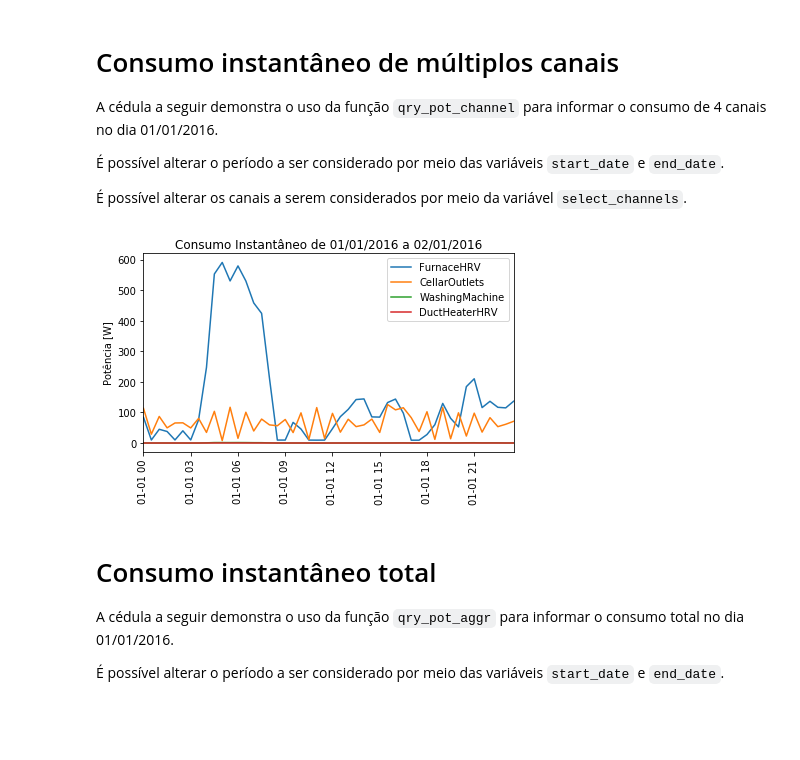
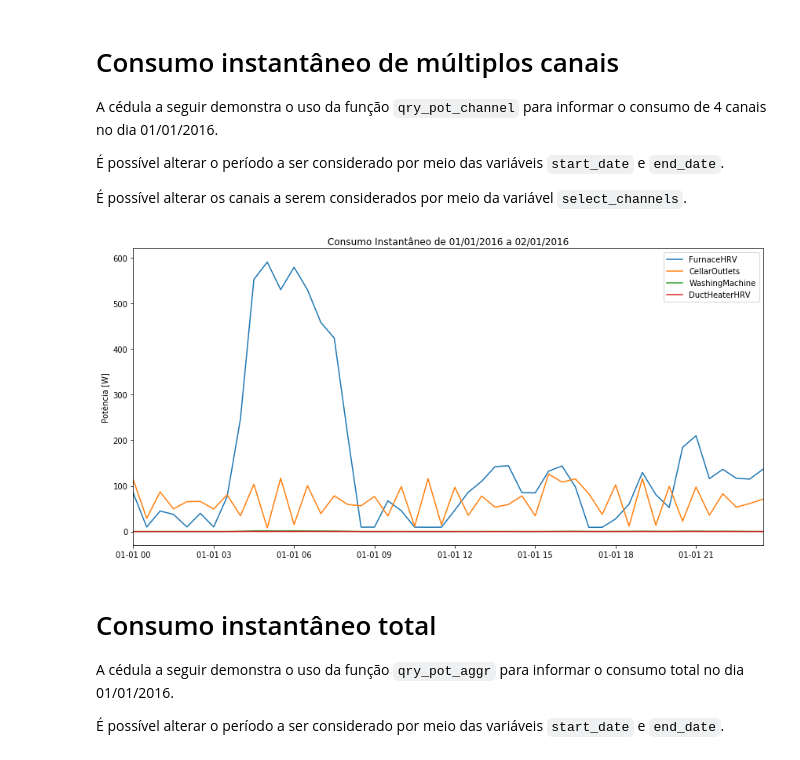
Before and after one commit to tiagoyukio12/TCC-2019, a Jupyter notebook: info_vis.ipynb, the cells around one changed output. Drawn from its saved outputs; the diff is of its cells as text; code cells hidden in the pictures; blank space fills up the shorter version.

```diff
--- a/info_vis.ipynb
+++ b/info_vis.ipynb
@@ -93,35 +93,36 @@ def qry_pot_channel(i_channel, start, end):
     mask = (ch.t >= start) & (ch.t < end)
     ch_period = ch.loc[mask]
 
     # Return query as csv string
     return ch_period.to_csv()
 
 
 # Plot data from day 2016-01-01
 start_date = pd.to_datetime('2016-01-01')
 end_date = pd.to_datetime('2016-01-02')
 #select_channels = range(len(channels))
 select_channels = [0, 1, 2, 10]
 
+fig, ax = plt.subplots()
 for i in select_channels:
     query = qry_pot_channel(i, start_date, end_date)
 
     # Convert query string to pandas.DataFrame
     ch = pd.read_csv(StringIO(query), delimiter=',', header=0, usecols=[1, 2])
     ch.t = pd.to_datetime(ch.t)
 
     # Plot query results
     plt.plot(ch.t, ch.pot, label=labels.iloc[i]['name'])
 
 plt.ylabel('Potência [W]')
-plt.xticks(rotation=90)
 plt.title('Consumo Instantâneo de {} a {}'.format(start_date.strftime("%d/%m/%Y"), end_date.strftime("%d/%m/%Y")))
 plt.legend()
 plt.margins(x=0)
+fig.set_size_inches(12, 6)
 plt.savefig('plot/visualizacao/mult_pot.png')
 plt.show()
 # %% [output]
-[figure, old version]
+[figure, new version]
 # %% [markdown]
 # Consumo instantâneo total
 
```
Also changed, not shown: parts of 6 cells of this notebook.
